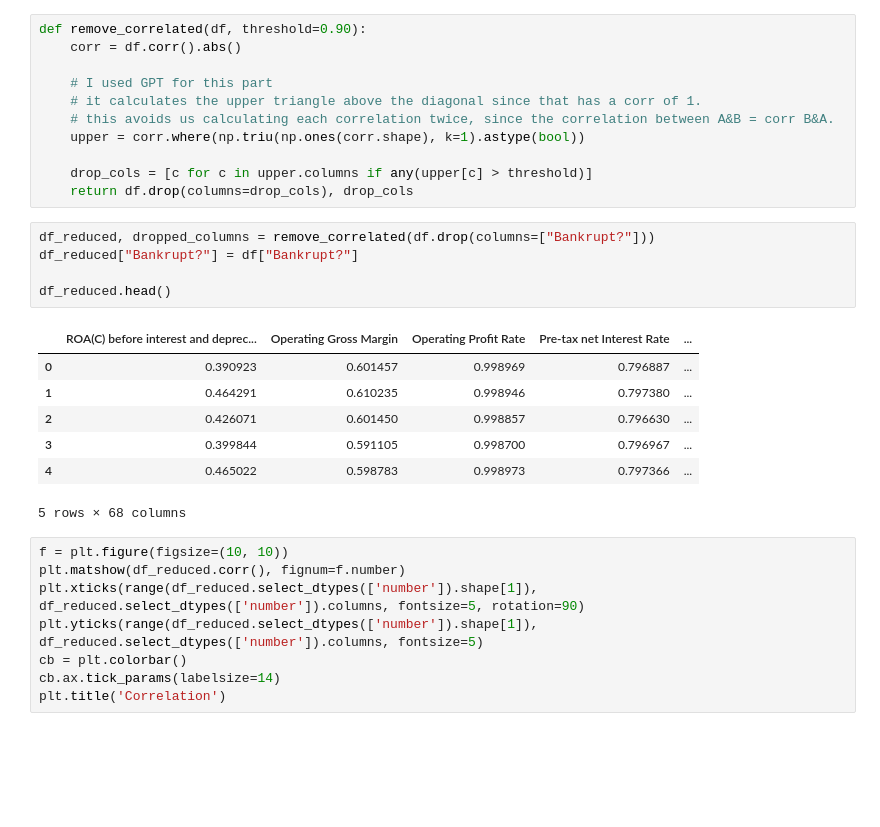
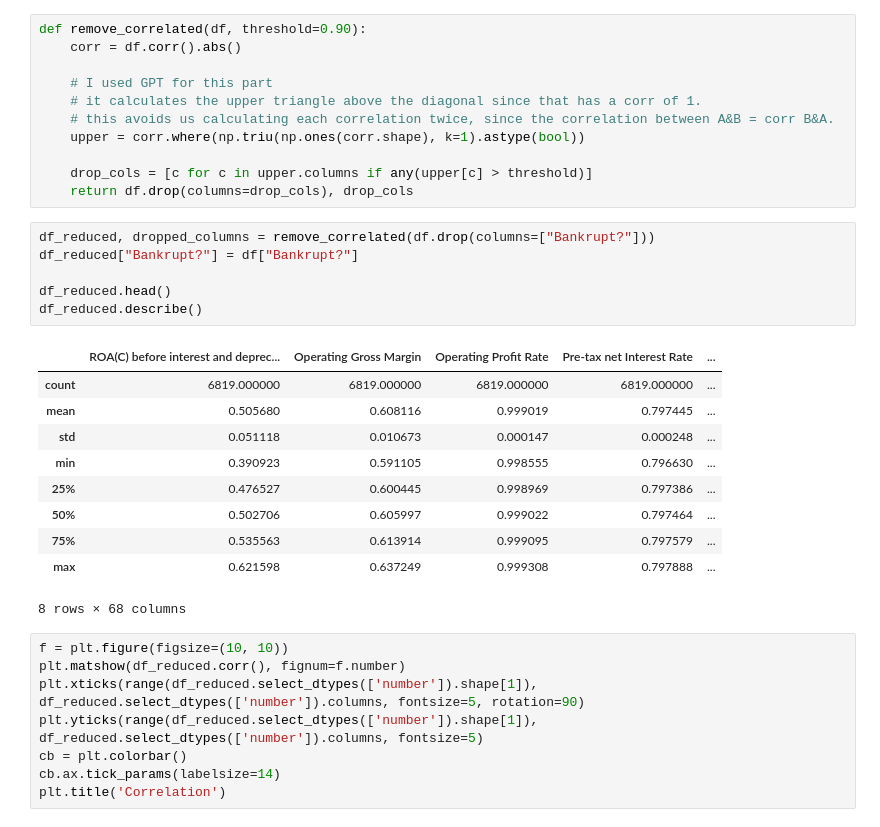
Before and after one commit to Vincent2308/Corporate-Bankruptcy, a Jupyter notebook: notebooks/week3/Taiwan_Week3.ipynb, the cells around one changed output. Cells and saved outputs as stored; diff of their text form; blank space fills up the shorter version.

```diff
--- a/notebooks/week3/Taiwan_Week3.ipynb
+++ b/notebooks/week3/Taiwan_Week3.ipynb
@@ -85,16 +85,20 @@ def remove_correlated(df, threshold=0.90):
 # %%
 df_reduced, dropped_columns = remove_correlated(df.drop(columns=["Bankrupt?"]))
 df_reduced["Bankrupt?"] = df["Bankrupt?"]
 
 df_reduced.head()
+df_reduced.describe()
 # %% [output]
 |  | ROA(C) before interest and deprec... | Operating Gross Margin | Operating Profit Rate | Pre-tax net Interest Rate | ... |
-| 0 | 0.390923 | 0.601457 | 0.998969 | 0.796887 | ... |
-| 1 | 0.464291 | 0.610235 | 0.998946 | 0.797380 | ... |
-| 2 | 0.426071 | 0.601450 | 0.998857 | 0.796630 | ... |
-| 3 | 0.399844 | 0.591105 | 0.998700 | 0.796967 | ... |
-| 4 | 0.465022 | 0.598783 | 0.998973 | 0.797366 | ... |
+| count | 6819.000000 | 6819.000000 | 6819.000000 | 6819.000000 | ... |
+| mean | 0.505680 | 0.608116 | 0.999019 | 0.797445 | ... |
+| std | 0.051118 | 0.010673 | 0.000147 | 0.000248 | ... |
+| min | 0.390923 | 0.591105 | 0.998555 | 0.796630 | ... |
+| 25% | 0.476527 | 0.600445 | 0.998969 | 0.797386 | ... |
+| 50% | 0.502706 | 0.605997 | 0.999022 | 0.797464 | ... |
+| 75% | 0.535563 | 0.613914 | 0.999095 | 0.797579 | ... |
+| max | 0.621598 | 0.637249 | 0.999308 | 0.797888 | ... |
-5 rows × 68 columns
+8 rows × 68 columns
 # %%
 f = plt.figure(figsize=(10, 10))
 plt.matshow(df_reduced.corr(), fignum=f.number)
```
